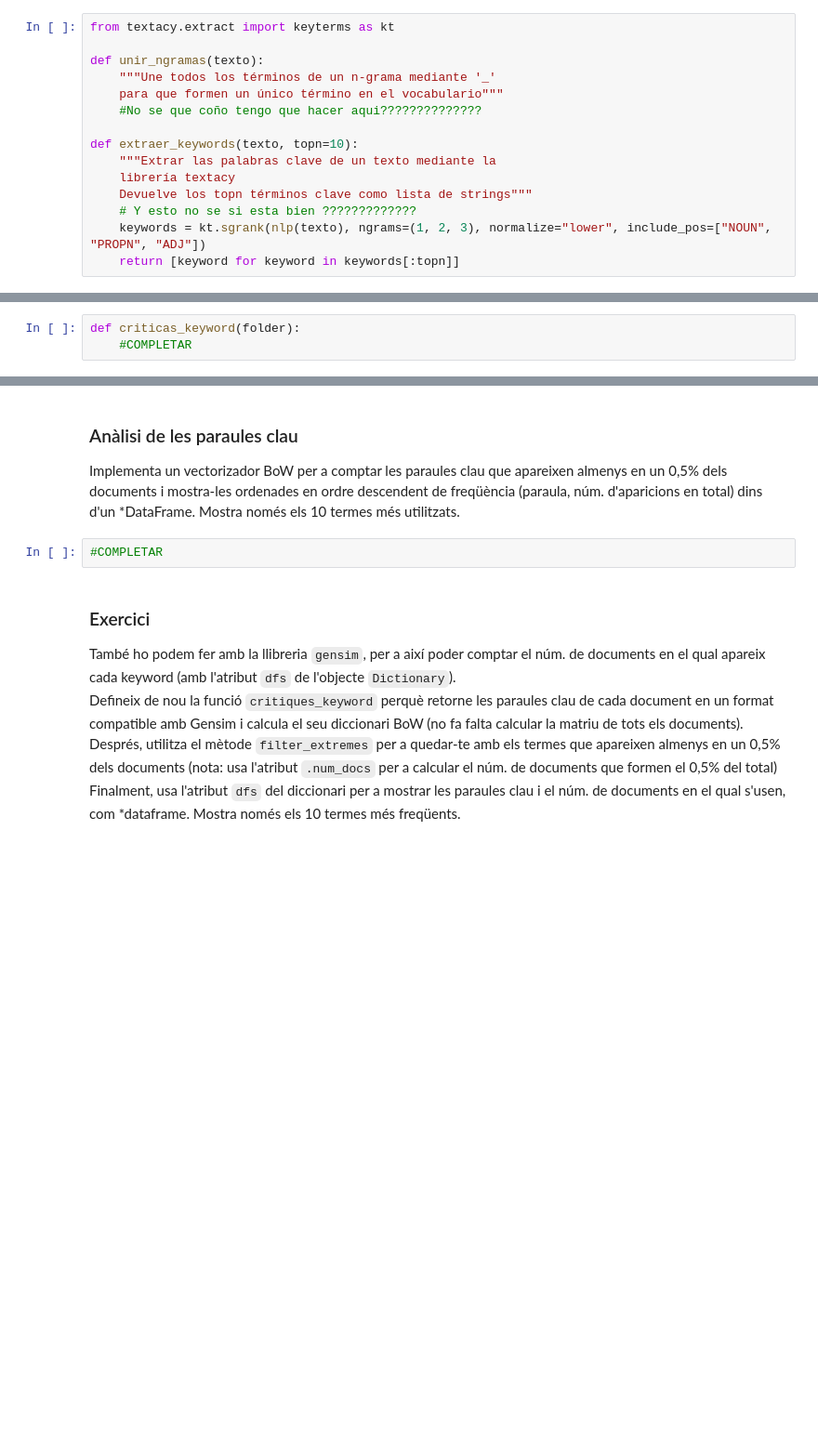
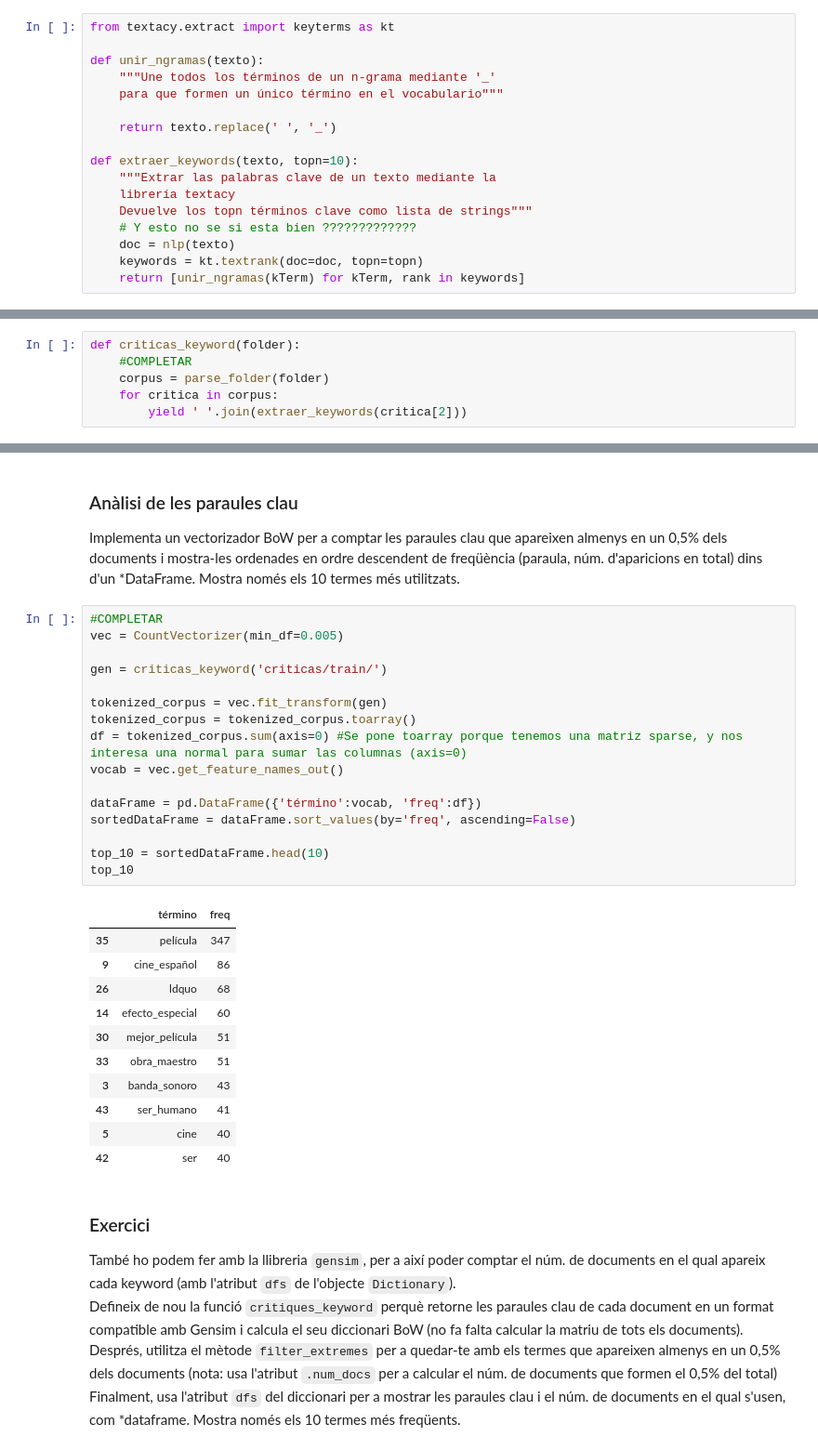
Before and after one commit to DavidSM2/Repo_PLN, a Jupyter notebook: Practicas/Pr6/P6_Extracció informació_VAL.ipynb, the cells around one changed output, grey strips where cells are left out. Shown: that part at 93% size. Cells and saved outputs as stored; diff of their text form; blank space fills up the shorter version.

```diff
--- a/Practicas/Pr6/P6_Extracció informació_VAL.ipynb
+++ b/Practicas/Pr6/P6_Extracció informació_VAL.ipynb
@@ -122,15 +122,17 @@ from textacy.extract import keyterms as kt
 def unir_ngramas(texto):
     """Une todos los términos de un n-grama mediante '_'
     para que formen un único término en el vocabulario"""
-    #No se que coño tengo que hacer aqui??????????????
+
+    return texto.replace(' ', '_')
 
 def extraer_keywords(texto, topn=10):
     """Extrar las palabras clave de un texto mediante la
     librería textacy
     Devuelve los topn términos clave como lista de strings"""
     # Y esto no se si esta bien ?????????????
-    keywords = kt.sgrank(nlp(texto), ngrams=(1, 2, 3), normalize="lower", include_pos=["NOUN", "PROPN", "ADJ"])
-    return [keyword for keyword in keywords[:topn]]
+    doc = nlp(texto)
+    keywords = kt.textrank(doc=doc, topn=topn)
+    return [unir_ngramas(kTerm) for kTerm, rank in keywords]
 # %% [markdown]
 Provem sobre la crítica descarregada abans...
 # %%
@@ -145,3 +147,6 @@ Ha de retornar per cada document un *string* amb les paraules clau separades per
 # %%
 def criticas_keyword(folder):
     #COMPLETAR
+    corpus = parse_folder(folder)
+    for critica in corpus:
+        yield ' '.join(extraer_keywords(critica[2]))
@@ -156,6 +163,32 @@ Provem sobre el primer document del corpus...
 Implementa un vectorizador BoW per a comptar les paraules clau que apareixen almenys en un 0,5% dels documents i mostra-les ordenades en ordre descendent de freqüència (paraula, núm. d'aparicions en total) dins d'un *DataFrame. Mostra només els 10 termes més utilitzats.
 # %%
 #COMPLETAR
+vec = CountVectorizer(min_df=0.005)
+
+gen = criticas_keyword('criticas/train/')
+
+tokenized_corpus = vec.fit_transform(gen)
+tokenized_corpus = tokenized_corpus.toarray()
+df = tokenized_corpus.sum(axis=0) #Se pone toarray porque tenemos una matriz sparse, y nos interesa una normal para sumar las columnas (axis=0)
+vocab = vec.get_feature_names_out()
+
+dataFrame = pd.DataFrame({'término':vocab, 'freq':df})
+sortedDataFrame = dataFrame.sort_values(by='freq', ascending=False)
+
+top_10 = sortedDataFrame.head(10)
+top_10
+# %% [output]
+|  | término | freq |
+| 35 | película | 347 |
+| 9 | cine_español | 86 |
+| 26 | ldquo | 68 |
+| 14 | efecto_especial | 60 |
+| 30 | mejor_película | 51 |
+| 33 | obra_maestro | 51 |
+| 3 | banda_sonoro | 43 |
+| 43 | ser_humano | 41 |
+| 5 | cine | 40 |
+| 42 | ser | 40 |
 # %% [markdown]
 ### Exercici
 També ho podem fer amb la llibreria `gensim`, per a així poder comptar el núm. de documents en el qual apareix cada keyword (amb l'atribut `dfs` de l'objecte `Dictionary`).\
```
Also changed, not shown: parts of 14 cells of this notebook, 3 other files.
